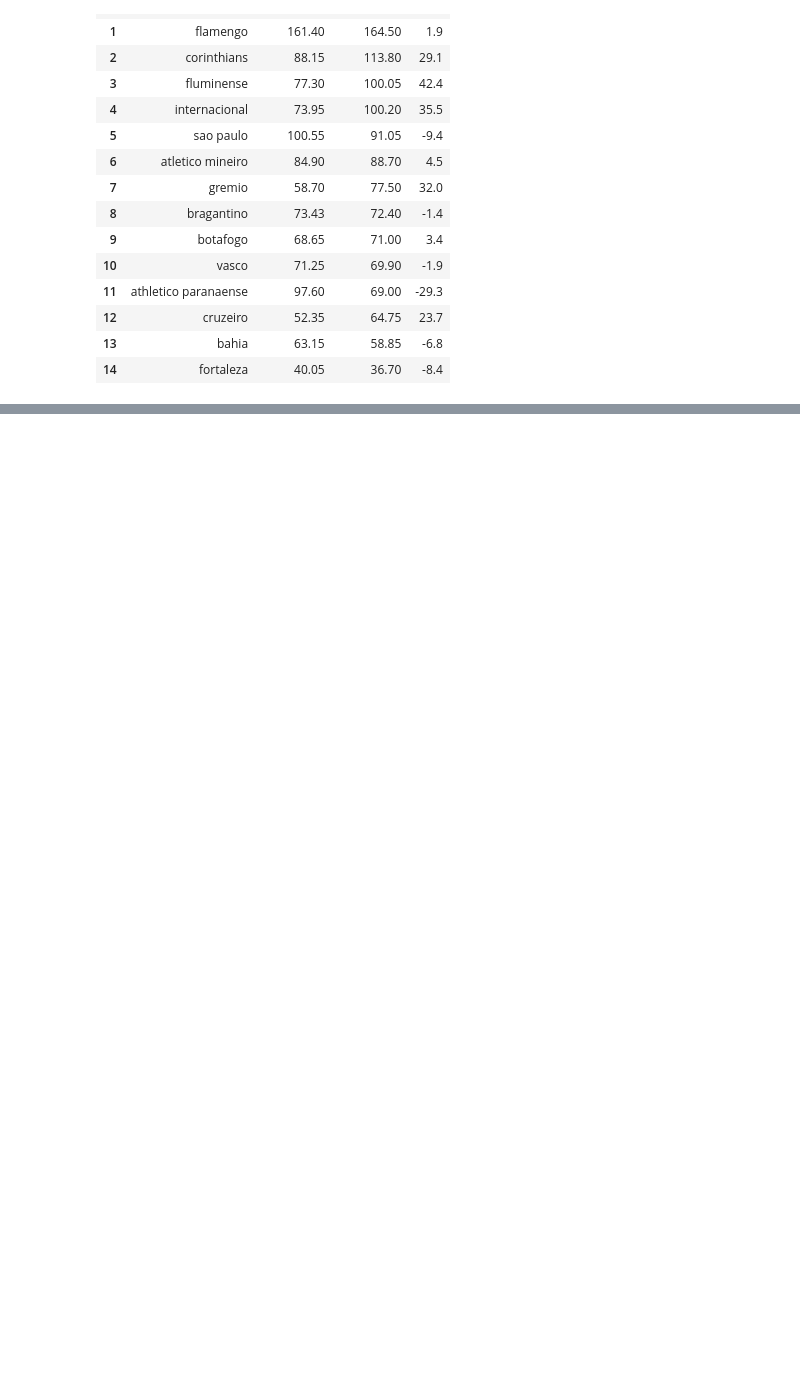
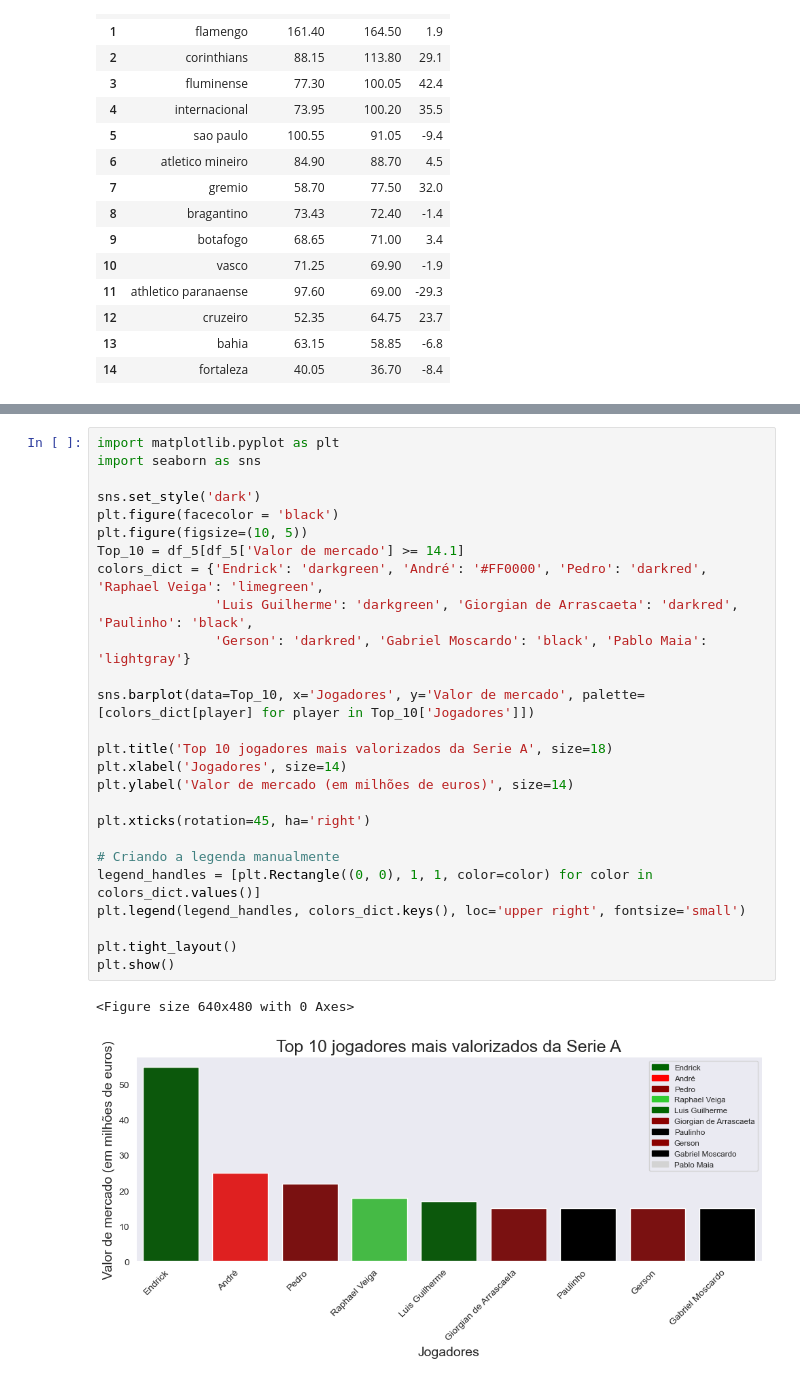
Before and after one commit to AVTBrasil/An-lise-de-Dados-no-Futebol, a Jupyter notebook: Analise_de_dados.ipynb, the cells around one changed output, grey strips where cells are left out. Drawn from its saved outputs; the diff is of its cells as text; blank space fills up the shorter version.

```diff
--- a/Analise_de_dados.ipynb
+++ b/Analise_de_dados.ipynb
@@ -146,0 +192,29 @@ plt.show()
+# %%
+import matplotlib.pyplot as plt
+import seaborn as sns
+
+sns.set_style('dark')
+plt.figure(facecolor = 'black')
+plt.figure(figsize=(10, 5))
+Top_10 = df_5[df_5['Valor de mercado'] >= 14.1]
+colors_dict = {'Endrick': 'darkgreen', 'André': '#FF0000', 'Pedro': 'darkred', 'Raphael Veiga': 'limegreen',
+               'Luis Guilherme': 'darkgreen', 'Giorgian de Arrascaeta': 'darkred', 'Paulinho': 'black',
+               'Gerson': 'darkred', 'Gabriel Moscardo': 'black', 'Pablo Maia': 'lightgray'}
+
+sns.barplot(data=Top_10, x='Jogadores', y='Valor de mercado', palette=[colors_dict[player] for player in Top_10['Jogadores']])
+
+plt.title('Top 10 jogadores mais valorizados da Serie A', size=18)
+plt.xlabel('Jogadores', size=14)
+plt.ylabel('Valor de mercado (em milhões de euros)', size=14)
+
+plt.xticks(rotation=45, ha='right')
+
+# Criando a legenda manualmente
+legend_handles = [plt.Rectangle((0, 0), 1, 1, color=color) for color in colors_dict.values()]
+plt.legend(legend_handles, colors_dict.keys(), loc='upper right', fontsize='small')
+
+plt.tight_layout()
+plt.show()
+# %% [output]
+<Figure size 640x480 with 0 Axes>
+[figure, added]
```
Also changed, not shown: parts of 9 cells of this notebook, 2 other files.
